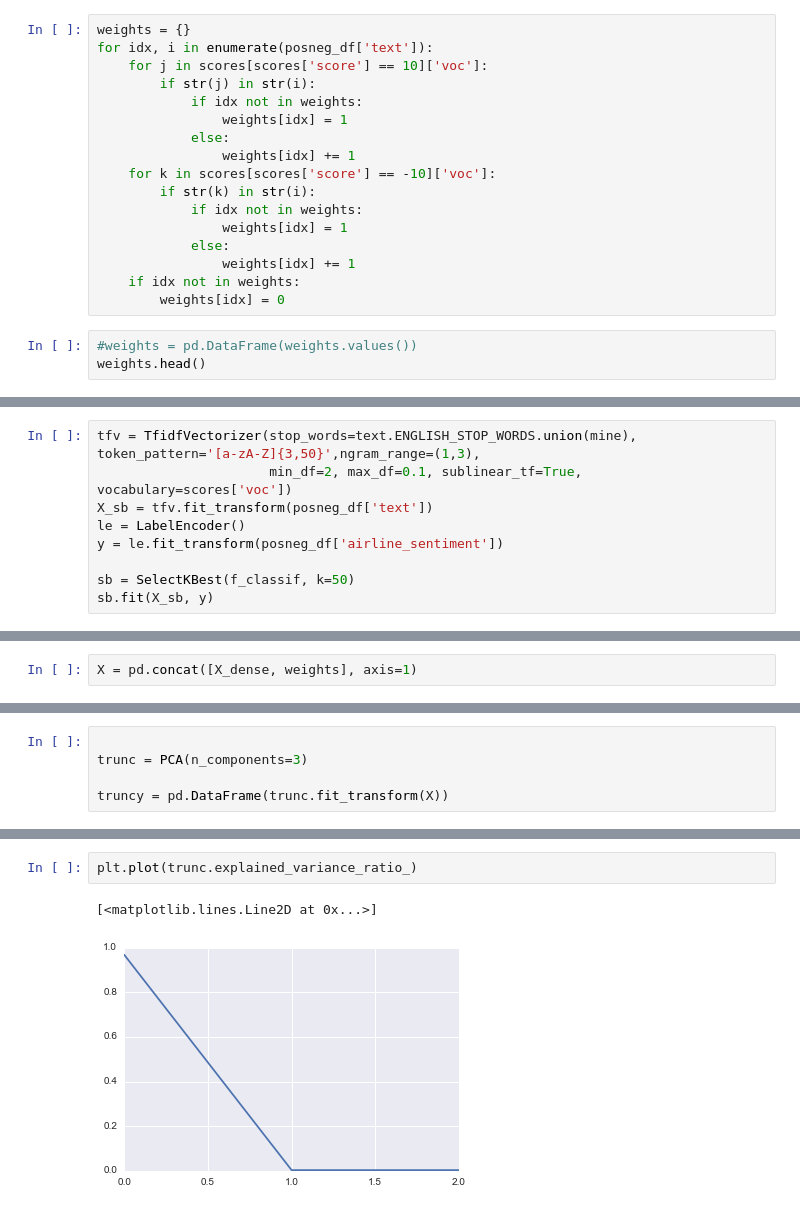
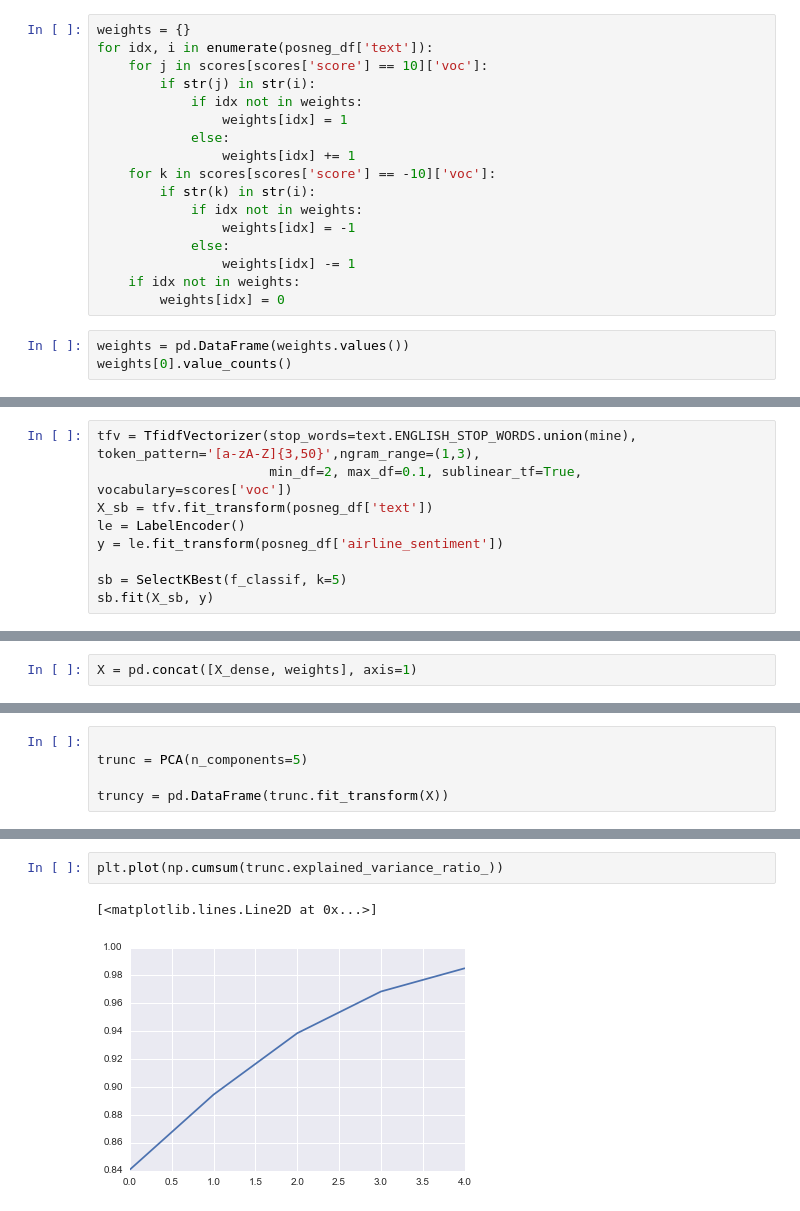
Before and after one commit to cmyoung0718/dsi-sea-project07, a Jupyter notebook: starter-code/Project 7.ipynb, the cells around one changed output, grey strips where cells are left out. Drawn from its saved outputs; the diff is of its cells as text.

```diff
--- a/starter-code/Project 7.ipynb
+++ b/starter-code/Project 7.ipynb
@@ -417,12 +422,12 @@ for idx, i in enumerate(posneg_df['text']):
     for k in scores[scores['score'] == -10]['voc']:
         if str(k) in str(i):
             if idx not in weights:
-                weights[idx] = 1
+                weights[idx] = -1
             else:
-                weights[idx] += 1
+                weights[idx] -= 1
     if idx not in weights:
         weights[idx] = 0
 # %%
-#weights = pd.DataFrame(weights.values())
-weights.head()
+weights = pd.DataFrame(weights.values())
+weights[0].value_counts()
 # %% [output]
@@ -439,6 +451,6 @@ X_sb = tfv.fit_transform(posneg_df['text'])
 le = LabelEncoder()
 y = le.fit_transform(posneg_df['airline_sentiment'])
 
-sb = SelectKBest(f_classif, k=50)
+sb = SelectKBest(f_classif, k=5)
 sb.fit(X_sb, y)
 # %% [output]
@@ -496,6 +502,6 @@ X.head()
 # %%
 
-trunc = PCA(n_components=3)
+trunc = PCA(n_components=5)
 
 truncy = pd.DataFrame(trunc.fit_transform(X))
 # %%
@@ -509,7 +517,7 @@ pd.DataFrame(trunc.explained_variance_ratio_)[:10]
 # %%
-plt.plot(trunc.explained_variance_ratio_)
+plt.plot(np.cumsum(trunc.explained_variance_ratio_))
 # %% [output]
 [<matplotlib.lines.Line2D at 0x...>]
-[figure, old version]
+[figure, new version]
 # %%
 km = AgglomerativeClustering(n_clusters=2)
```
Also changed, not shown: parts of 19 cells of this notebook, 1 other file.
